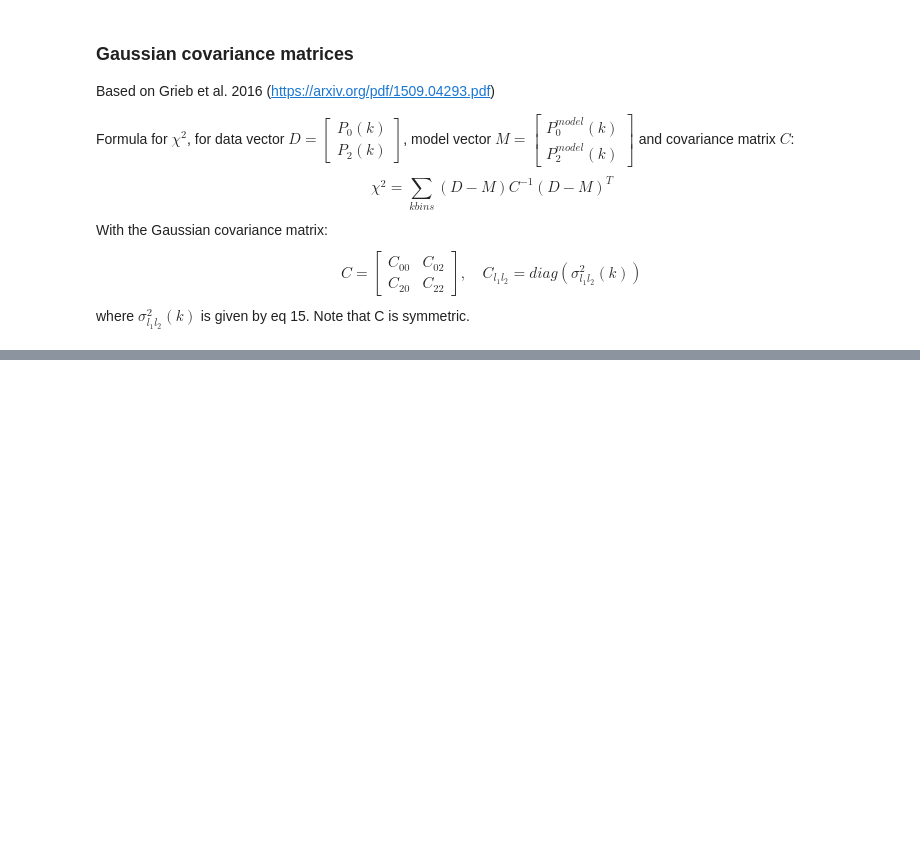
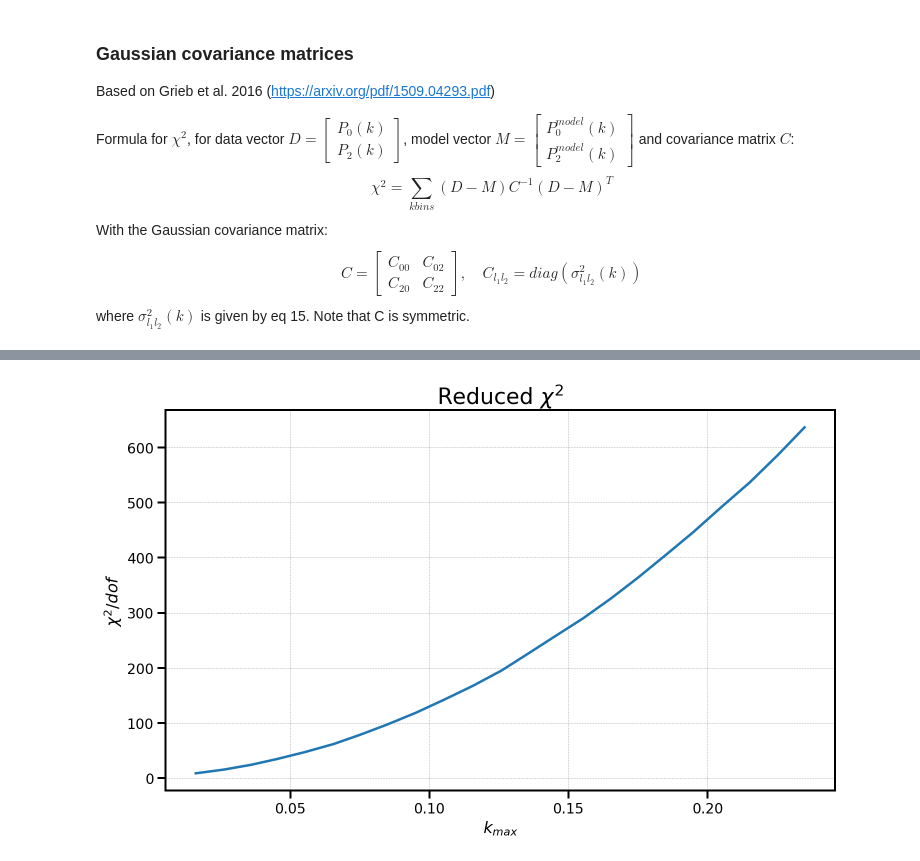
Before and after one commit to JulianWack/IfA-SummerStudent-2022, a Jupyter notebook: Fitting_b1.ipynb, the cells around one changed output, grey strips where cells are left out. Saved outputs shown, nothing was run; the diff lists cells and outputs as text; code cells hidden in the pictures; blank space fills up the shorter version.

Commit message:
fix chi2 bug and run on AbacusSummit box

```diff
--- a/Fitting_b1.ipynb
+++ b/Fitting_b1.ipynb
@@ -169,3 +195,13 @@ Finished kmax=0.135 in t=2.83 seconds
+# %%
+ratio = np.asarray(chi2_mins) / (np.asarray(n_kbins)-1)
+fig = plt.figure()
+plt.plot(k, ratio)
+plt.xlabel('$k_{max}$')
+plt.ylabel('$\chi^2 / dof$')
+plt.title('Reduced $\chi^2$')
+fig.savefig('plots/AbacusSummit_reduced_chi2.pdf')
+# %% [output]
+[figure, added]
 # %%
 fig, (ax1, ax2) = plt.subplots(1,2, figsize=(25,6))
 
```
Also changed, not shown: parts of 12 cells of this notebook, 6 other files.
